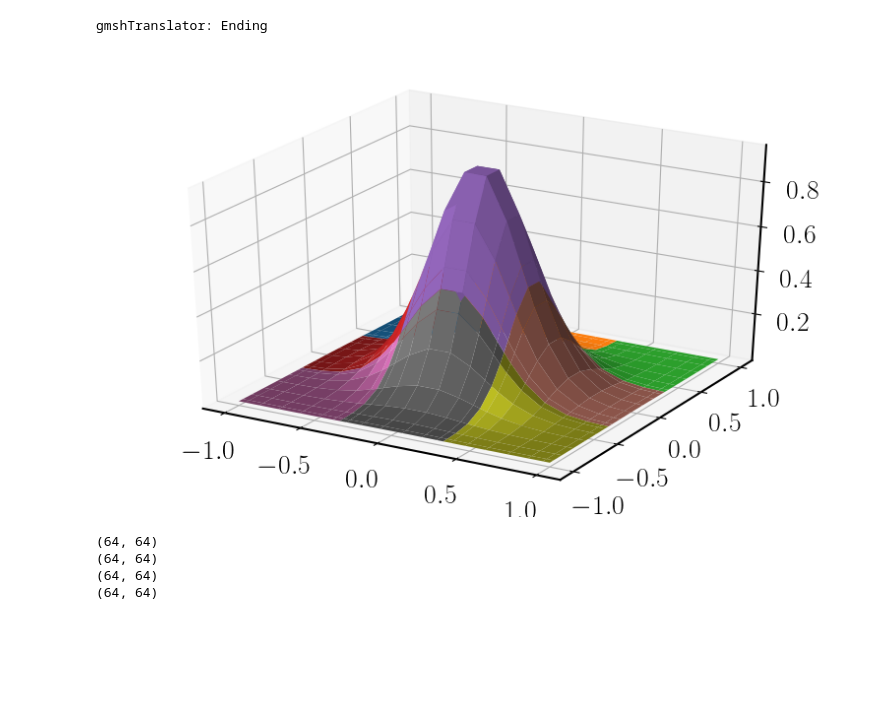
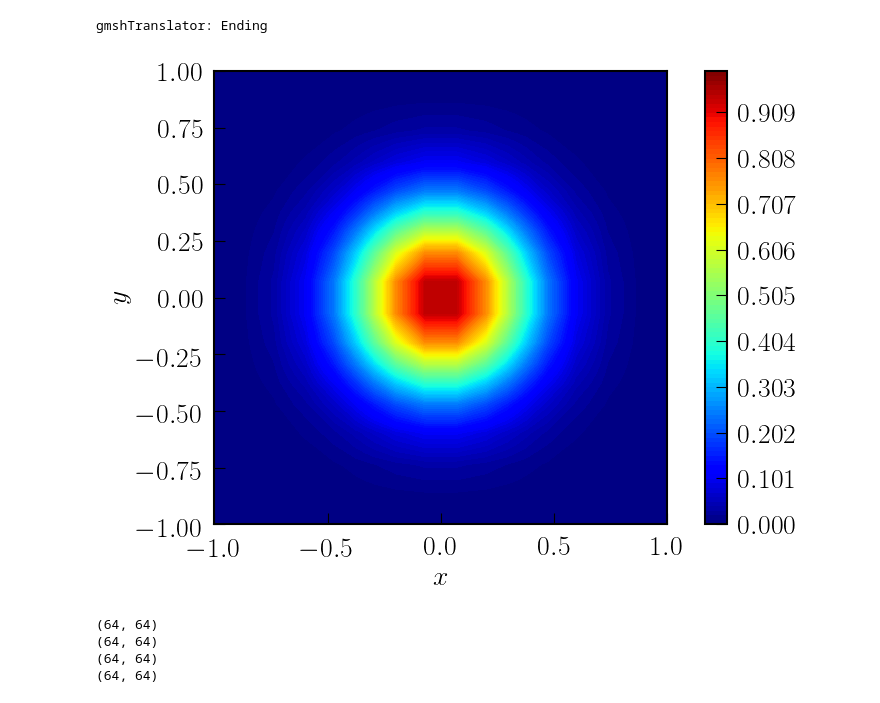
Before and after one commit to QuazarTech/DG_Maxwell, a Jupyter notebook: examples/volume_integral.ipynb, the cells around one changed output. Drawn from its saved outputs; the diff is of its cells as text; code cells hidden in the pictures; blank space fills up the shorter version.

Commit message:
Volume integral debugged. Giving a sensible graph now

```diff
--- a/examples/volume_integral.ipynb
+++ b/examples/volume_integral.ipynb
@@ -155,15 +155,24 @@ for element in elements:
     u_init.append(np.e ** (-(x[-1]**2 + y[-1]**2) / 0.4**2))
     u_init_mesh.append(af.moddims(u_init[-1], d0 = N_LGL, d1 = N_LGL))
 # %%
-fig = plt.figure()
-ax = fig.add_subplot(111, projection='3d')
+# fig = plt.figure()
+# ax = fig.add_subplot(111, projection='3d')
+color_levels = np.linspace(0., 1., 100)
 
 for idx in np.arange(len(u_init_mesh)):
-    ax.plot_surface(np.array(X[idx]), np.array(Y[idx]), np.array(u_init_mesh[idx]))
+#     ax.plot_surface(np.array(X[idx]), np.array(Y[idx]), np.array(u_init_mesh[idx]))
+    plt.contourf(np.array(X[idx]), np.array(Y[idx]), np.array(u_init_mesh[idx]),
+                 200, levels = color_levels, cmap = 'jet')
 
+plt.axes().set_aspect('equal')
+plt.xlabel(r"$x$")
+plt.ylabel(r"$y$")
+plt.colorbar()
+
+# plt.savefig('u_init.png')
 plt.show()
 # %% [output]
-[figure, old version]
+[figure, new version]
 # %%
 L_p_array = af.moddims(af.tile(af.transpose(af.reorder(L_p, d0 = 0, d1 = 2, d2 = 1)),
                                d0 = N_LGL), d0 = N_LGL * N_LGL, d1 = 1, d2 = N_LGL)
```
Also changed, not shown: parts of 7 cells of this notebook.
